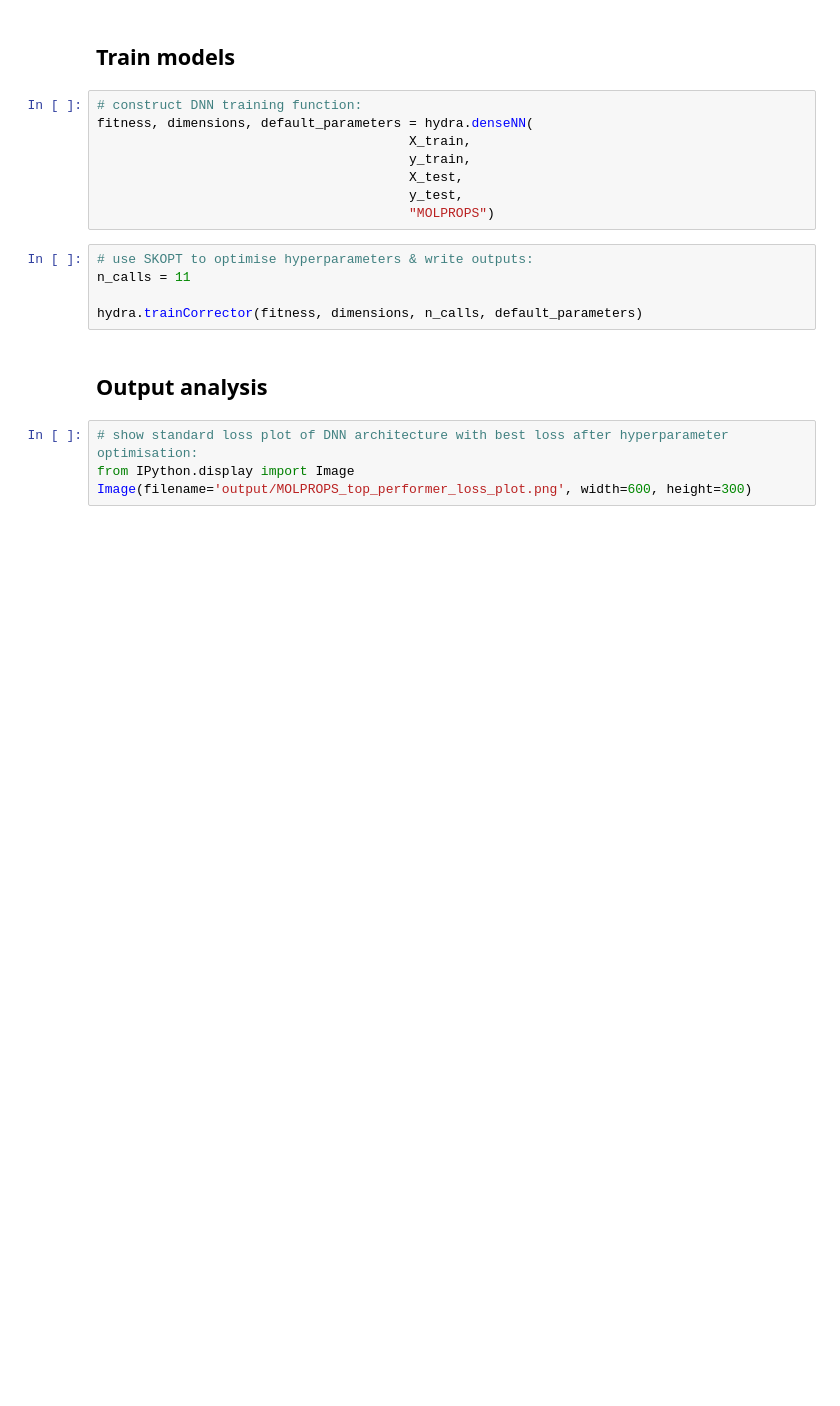
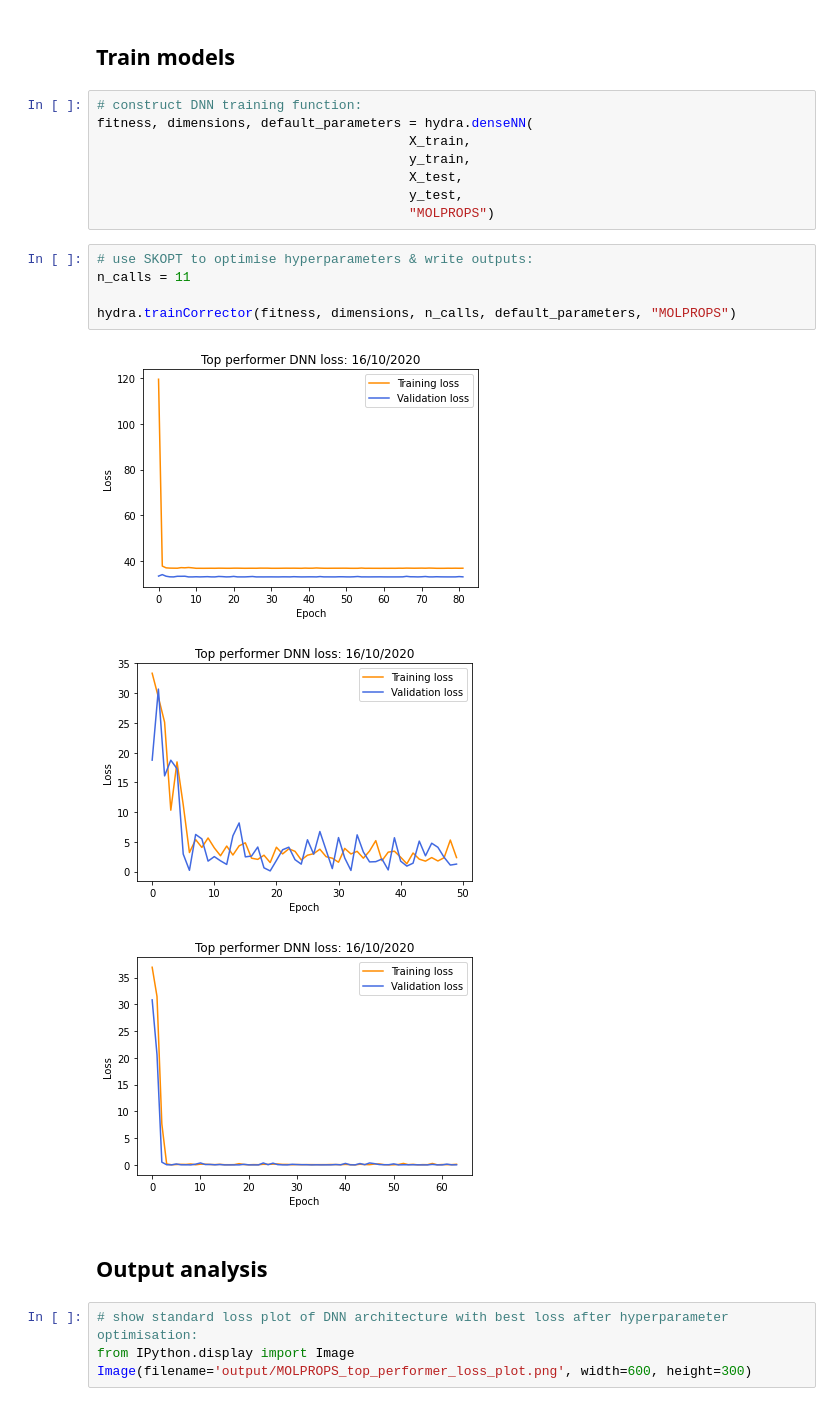
Before and after one commit to JenkeScheen/covid-moonshot, a Jupyter notebook: fep-ml/corrector.ipynb, the cells around one changed output. Saved outputs shown, nothing was run; the diff lists cells and outputs as text; blank space fills up the shorter version.

Commit message:
convergence plot first steps

```diff
--- a/fep-ml/corrector.ipynb
+++ b/fep-ml/corrector.ipynb
@@ -74,8 +88,12 @@ fitness, dimensions, default_parameters = hydra.denseNN(
 # %%
 # use SKOPT to optimise hyperparameters & write outputs:
 n_calls = 11
 
-hydra.trainCorrector(fitness, dimensions, n_calls, default_parameters)
+hydra.trainCorrector(fitness, dimensions, n_calls, default_parameters, "MOLPROPS")
+# %% [output]
+[figure, added]
+[figure, added]
+[figure, added]
 # %% [markdown]
 ## Output analysis
 # %%
```
Also changed, not shown: parts of 3 cells of this notebook, 9 other files.
